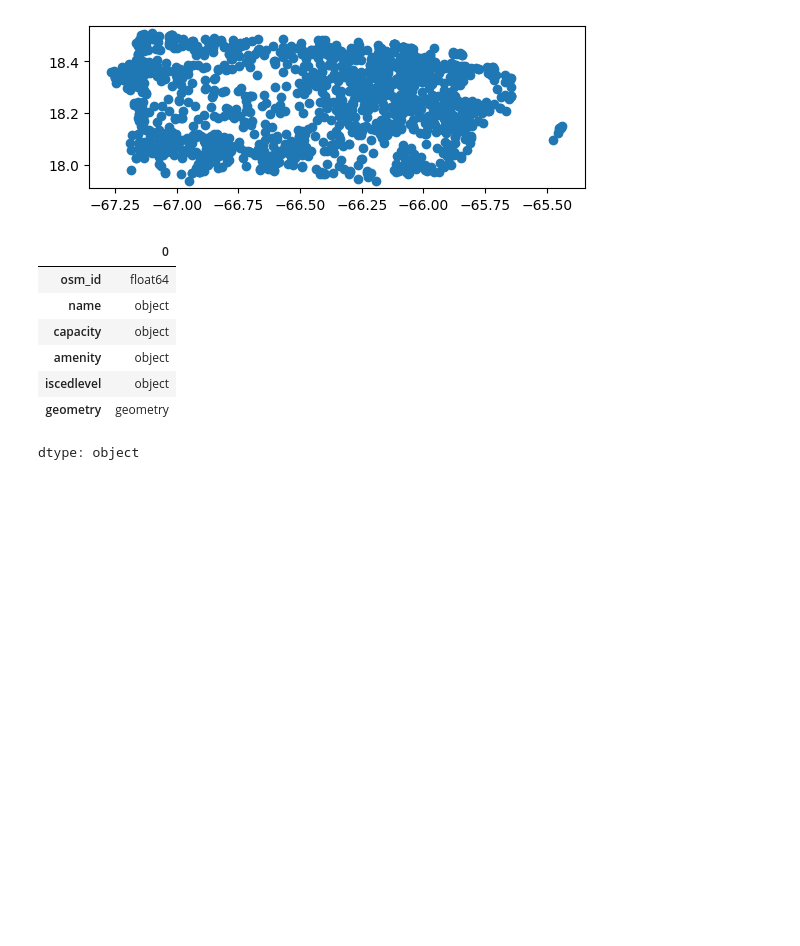
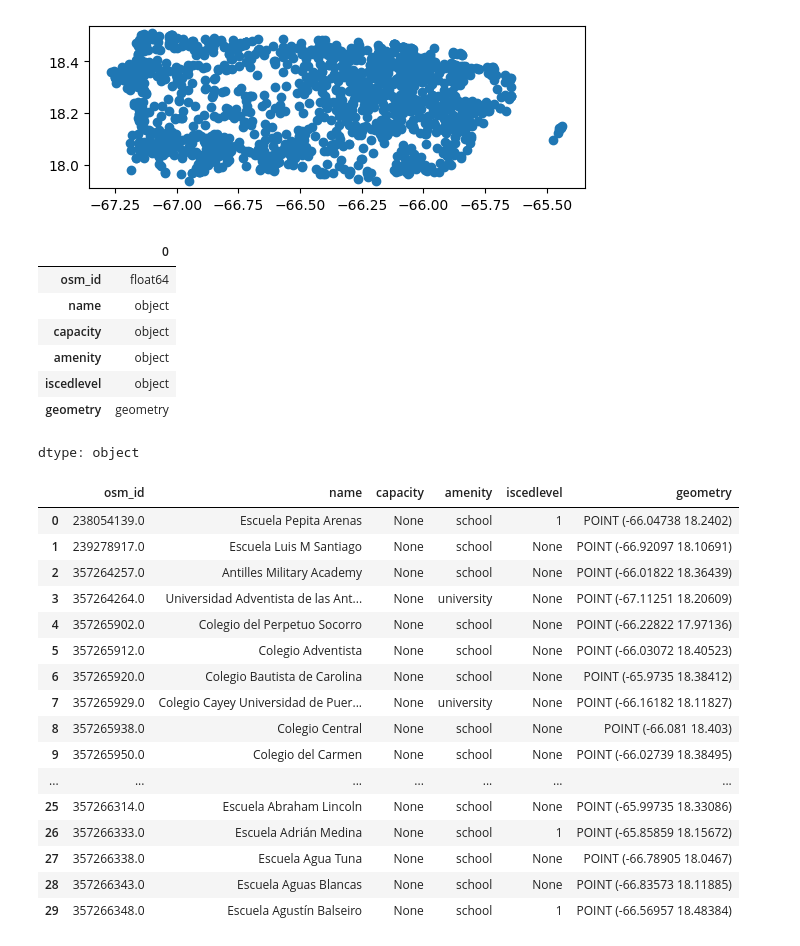
Before and after one commit to Venettov/Riveraruiz_GIS, a Jupyter notebook: PS1_Copy.ipynb, the cells around one changed output. Cells and saved outputs as stored; diff of their text form; code cells hidden in the pictures; blank space fills up the shorter version.

```diff
--- a/PS1_Copy.ipynb
+++ b/PS1_Copy.ipynb
@@ -168,12 +180,30 @@ prS1.plot()
 # %%
 
 prS1.dtypes
+prS1.head(30)
 # %% [output]
 |  | 0 |
 | osm_id | float64 |
 | name | object |
 | capacity | object |
 | amenity | object |
 | iscedlevel | object |
 | geometry | geometry |
 dtype: object
+|  | osm_id | name | capacity | amenity | iscedlevel | geometry |
+| 0 | 238054139.0 | Escuela Pepita Arenas | None | school | 1 | POINT (-66.04738 18.2402) |
+| 1 | 239278917.0 | Escuela Luis M Santiago | None | school | None | POINT (-66.92097 18.10691) |
+| 2 | 357264257.0 | Antilles Military Academy | None | school | None | POINT (-66.01822 18.36439) |
+| 3 | 357264264.0 | Universidad Adventista de las Ant... | None | university | None | POINT (-67.11251 18.20609) |
+| 4 | 357265902.0 | Colegio del Perpetuo Socorro | None | school | None | POINT (-66.22822 17.97136) |
+| 5 | 357265912.0 | Colegio Adventista | None | school | None | POINT (-66.03072 18.40523) |
+| 6 | 357265920.0 | Colegio Bautista de Carolina | None | school | None | POINT (-65.9735 18.38412) |
+| 7 | 357265929.0 | Colegio Cayey Universidad de Puer... | None | university | None | POINT (-66.16182 18.11827) |
+| 8 | 357265938.0 | Colegio Central | None | school | None | POINT (-66.081 18.403) |
+| 9 | 357265950.0 | Colegio del Carmen | None | school | None | POINT (-66.02739 18.38495) |
+| ... | ... | ... | ... | ... | ... | ... |
+| 25 | 357266314.0 | Escuela Abraham Lincoln | None | school | None | POINT (-65.99735 18.33086) |
+| 26 | 357266333.0 | Escuela Adrián Medina | None | school | 1 | POINT (-65.85859 18.15672) |
+| 27 | 357266338.0 | Escuela Agua Tuna | None | school | None | POINT (-66.78905 18.0467) |
+| 28 | 357266343.0 | Escuela Aguas Blancas | None | school | None | POINT (-66.83573 18.11885) |
+| 29 | 357266348.0 | Escuela Agustín Balseiro | None | school | 1 | POINT (-66.56957 18.48384) |
```
Also changed, not shown: parts of 1 cell of this notebook.
